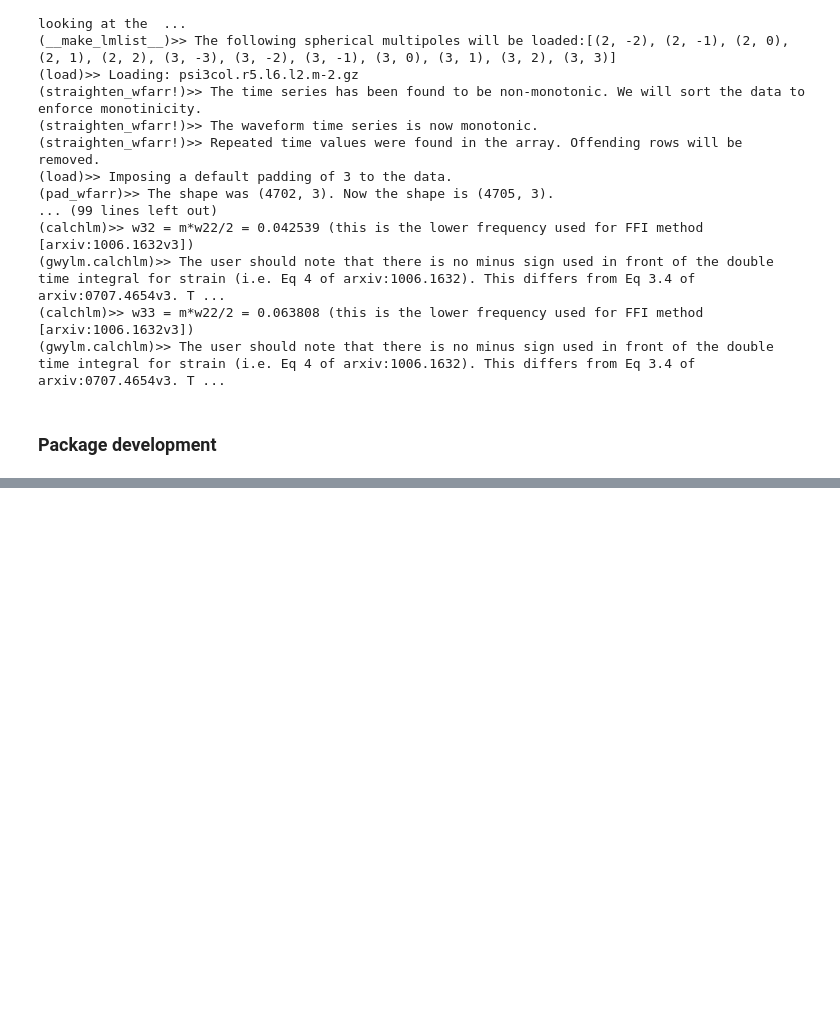
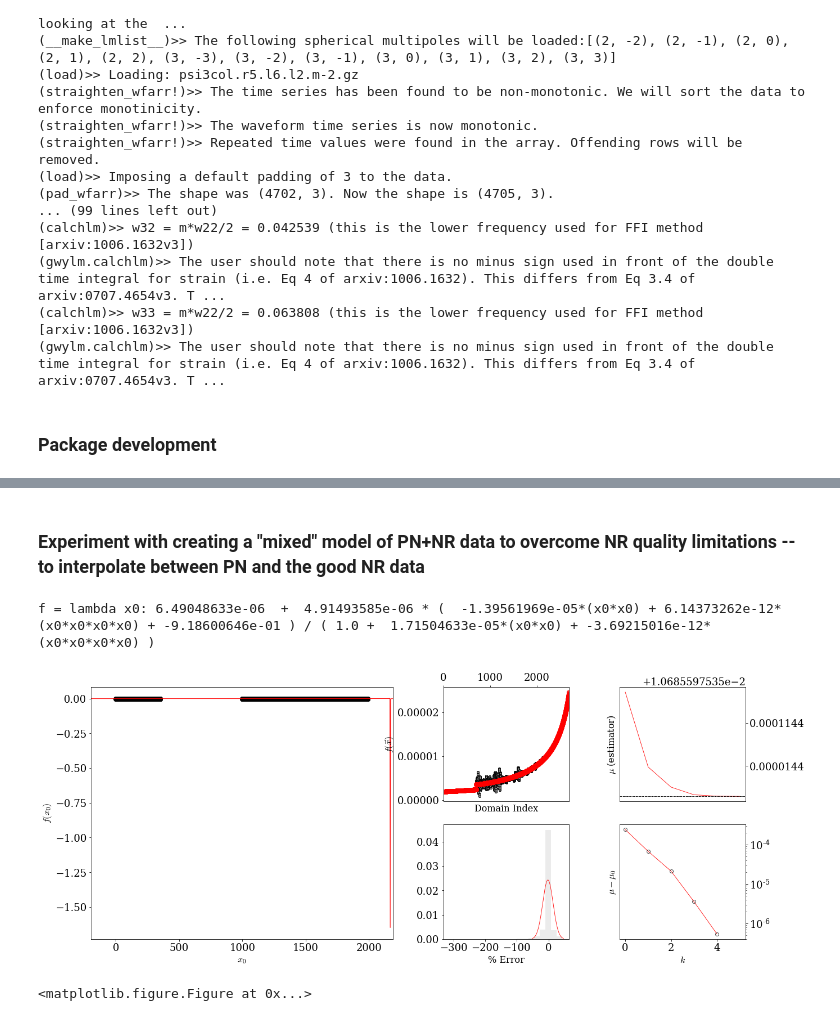
Before and after one commit to llondon6/nrutils_dev, a Jupyter notebook: issues/open/issue_9_auto_hybridization.ipynb, the cells around one changed output, grey strips where cells are left out. Drawn from its saved outputs; the diff is of its cells as text; code cells hidden in the pictures; blank space fills up the shorter version.

```diff
--- a/issues/open/issue_9_auto_hybridization.ipynb
+++ b/issues/open/issue_9_auto_hybridization.ipynb
@@ -369,0 +229,44 @@ plot(pnw_,pnt_)
+# %% [markdown]
+### Experiment with creating a "mixed" model of PN+NR data to overcome NR quality limitations -- to interpolate between PN and the good NR data
+# %%
+lm = (3,2)
+
+# Get the raw data for this multipole
+pn_t,pn_y,nr_t,nr_y = pno.pn_gwylmo.t,pno.pn_gwylmo[lm][kind].y,nro.t,nro[lm][kind].y
+
+# Format align the data
+t_,_,nr_y = format_align(t,t*t,nr_t,nr_y,center_domains=True,verbose=False)
+t_,_,pn_y = format_align(t,t*t,pn_t,pn_y,center_domains=True,verbose=False)
+
+# Apply optimal alignment params
+pn_y_,phi0 = this.__apply_hyb_params_to_pn__(pn_y,nr_y,t0,MSK=mask)
+
+# ~-~-~-~-~-~-~-~-~-~-~-~-~-~-~-~-~-~-~-~-~-~-~-~-~-~-~-~-~-~-~-~- #
+# Create the "mixed" dataset for modeling of the amplitude and phase
+# ~-~-~-~-~-~-~-~-~-~-~-~-~-~-~-~-~-~-~-~-~-~-~-~-~-~-~-~-~-~-~-~- #
+
+#
+# T_NR_JUNK_END = ?
+T_NR_JUNK_END = 1000
+
+# Domain: (PN before end of hyb region) + (nr after noisey region, before peak)
+pnmask = (t<=T2)
+nrmask = (t>=T_NR_JUNK_END) & (t<=t[argmax(abs(pn_y_))])
+y_ = zeros_like(nr_y)
+y_[pnmask] = pn_y_[pnmask]
+y_[nrmask] = nr_y[nrmask]
+
+t_ = t[ nrmask | pnmask ]
+y_ = y_[ nrmask | pnmask ]
+
+
+# k = t<t[argmax(abs(pn_y_))]
+bar = mvrfit( t_, abs(y_),numerator_symbols=[('0000')],denominator_symbols=['00','0000'],verbose=True )
+# bar = mvrfit( t[k], abs(nr_y[k]),numerator_symbols=[('0000')],denominator_symbols=['00','0000'],verbose=True )
+# bar = gmvrfit( t_, abs(y_),verbose=True,fitatol=1e-2 )
+print bar
+bar.plot();
+# %% [output]
+f = lambda x0: 6.49048633e-06  +  4.91493585e-06 * (  -1.39561969e-05*(x0*x0) + 6.14373262e-12*(x0*x0*x0*x0) + -9.18600646e-01 ) / ( 1.0 +  1.71504633e-05*(x0*x0) + -3.69215016e-12*(x0*x0*x0*x0) )
+[figure, added]
+<matplotlib.figure.Figure at 0x...>
```
Also changed, not shown: parts of 16 cells of this notebook.
